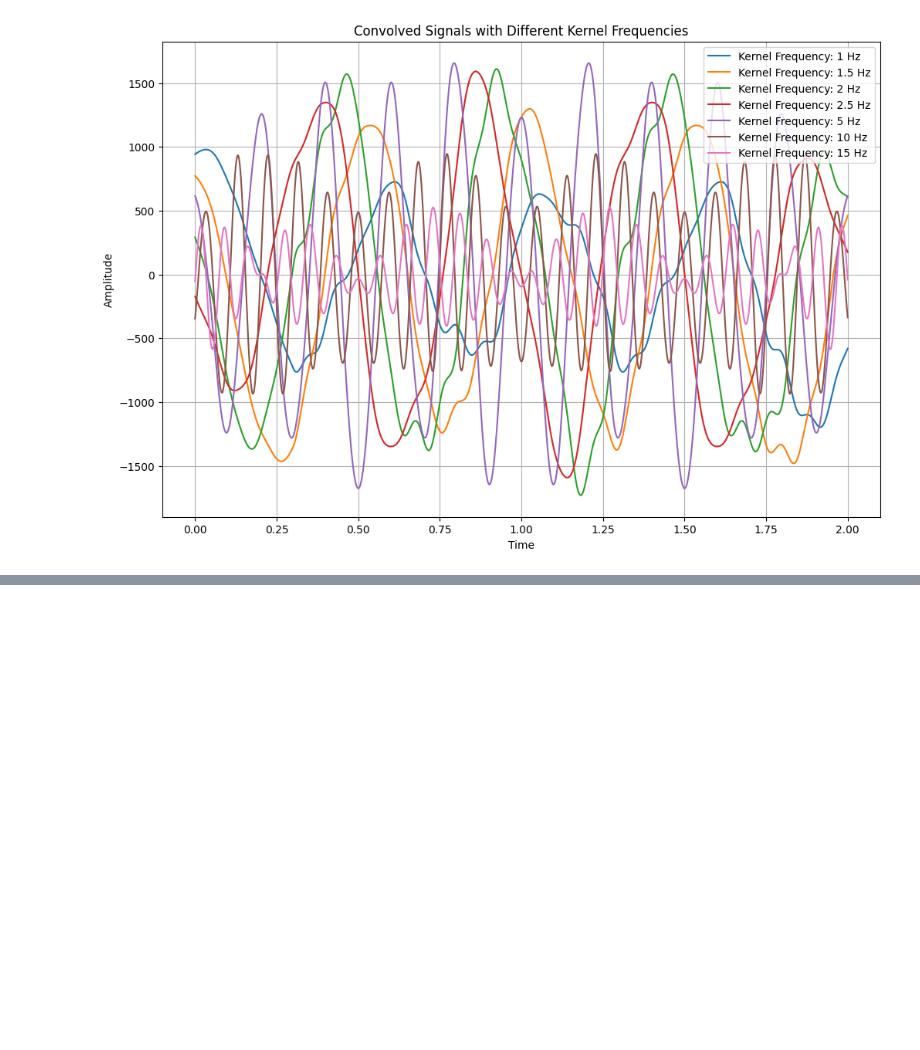
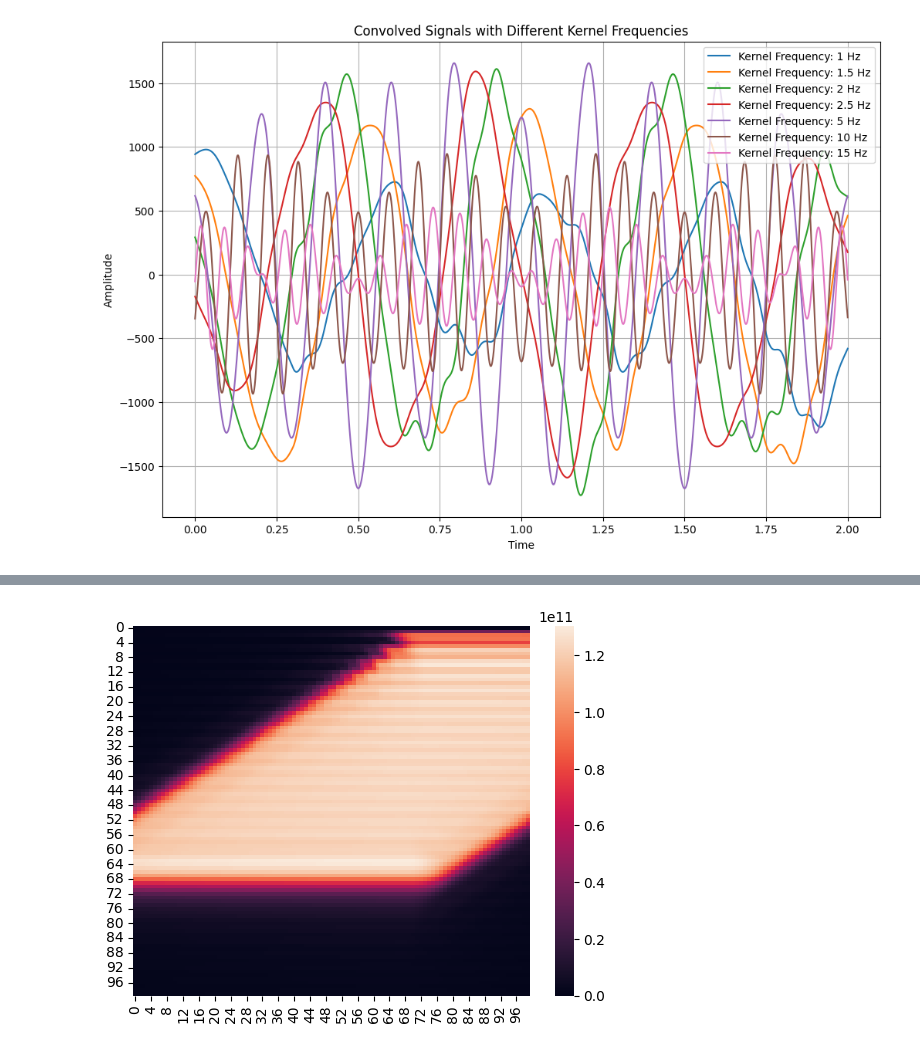
Before and after one commit to J-Guevara12/Procesamiento_digital, a Jupyter notebook: 4_convolution.ipynb, the cells around one changed output, grey strips where cells are left out. Drawn from its saved outputs; the diff is of its cells as text; code cells hidden in the pictures; blank space fills up the shorter version.

```diff
--- a/4_convolution.ipynb
+++ b/4_convolution.ipynb
@@ -78,0 +147,20 @@ plt.show()
+# %%
+from seaborn import heatmap
+from tqdm import tqdm
+
+N = 100
+M = 100
+T_0 = np.linspace(0, T[-1]-0.1, N)
+fs = np.linspace(0, 70, M)
+
+power = np.zeros((M,N))
+for j in tqdm(range(M)):
+    for i in range(N):
+        kernel = sinusoidal_kernel_windowed(fs[j], T_0[i], window_width=4/f)
+        convolved_signal = convolve(signal, kernel, mode='same')
+        power[j][i] = np.sum(convolved_signal ** 2)
+
+heatmap(power)
+plt.show()
+# %% [output]
+[figure, added]
```
Also changed, not shown: parts of 3 cells of this notebook.
